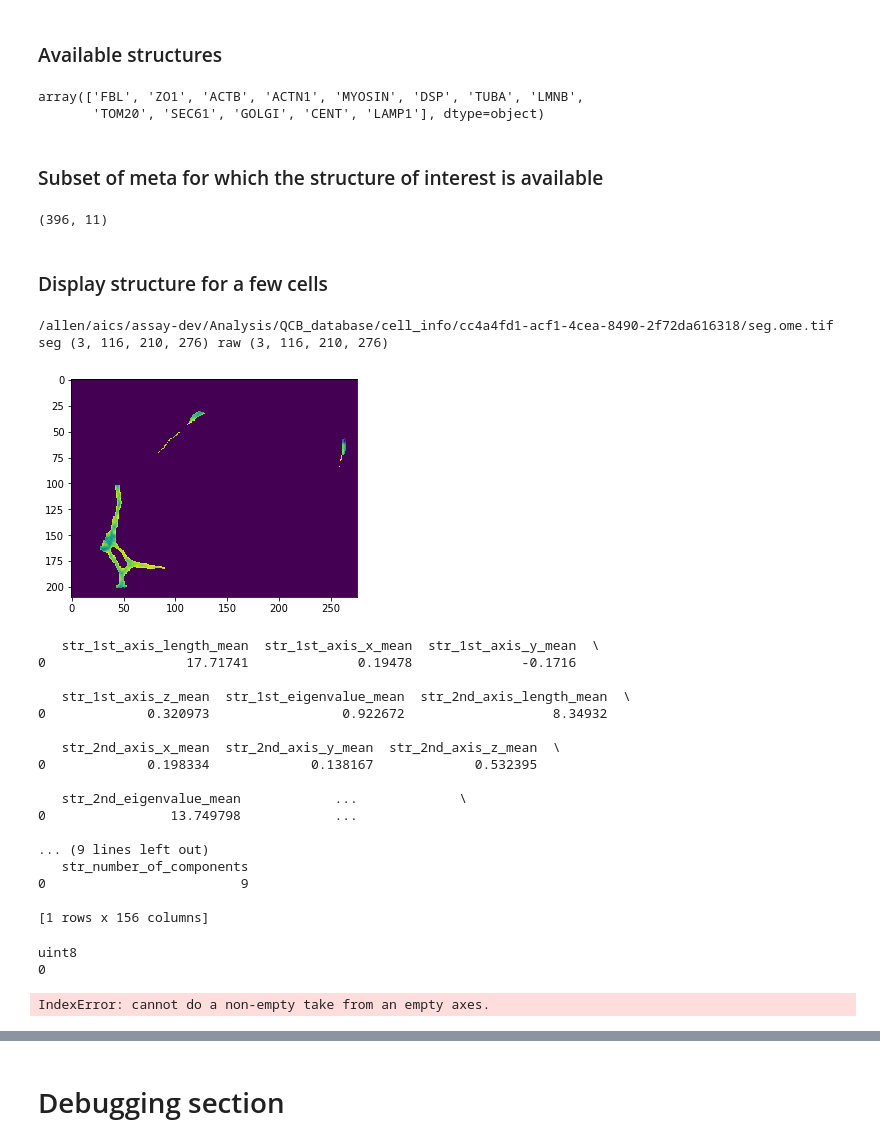
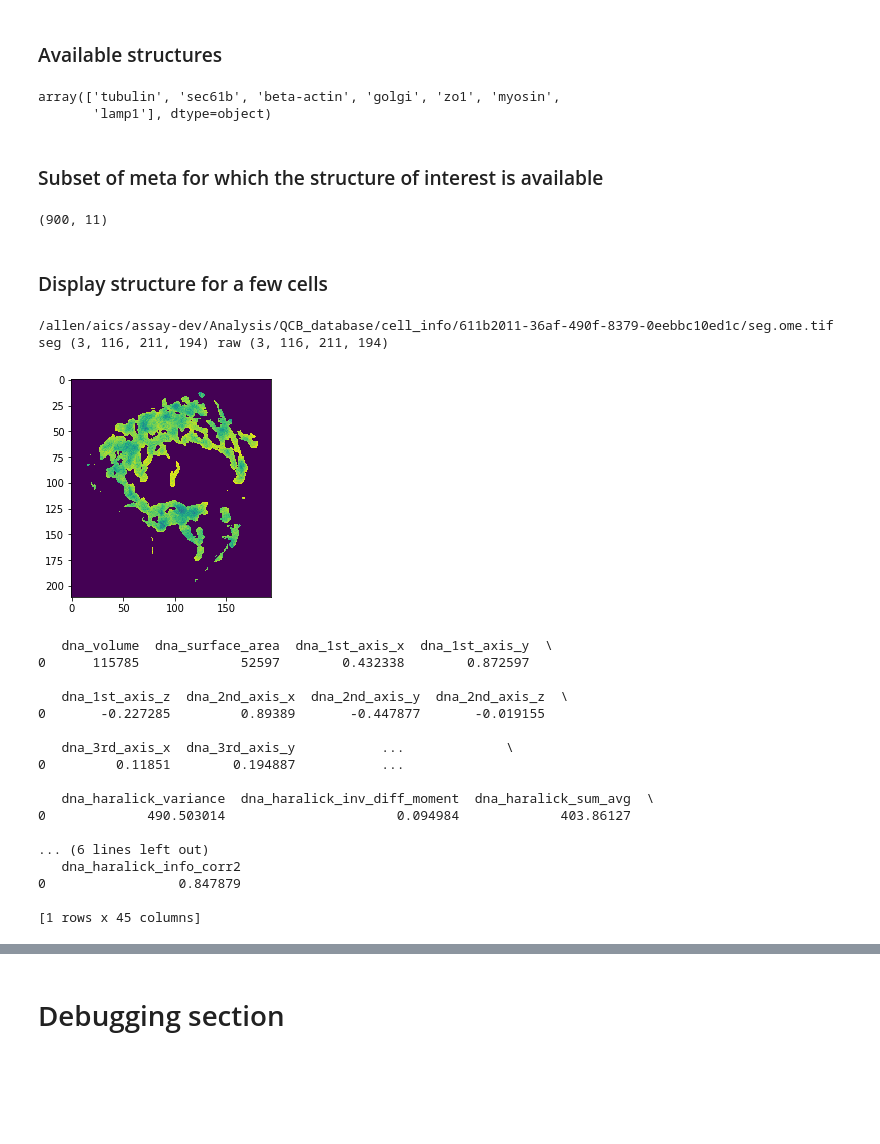
Before and after one commit to AllenInstitute/qcb-analysis, a Jupyter notebook: data-scripts/misc/inspect_ds.ipynb, the cells around one changed output, grey strips where cells are left out. Saved outputs shown, nothing was run; the diff lists cells and outputs as text; code cells hidden in the pictures; blank space fills up the shorter version.

```diff
--- a/data-scripts/misc/inspect_ds.ipynb
+++ b/data-scripts/misc/inspect_ds.ipynb
@@ -13,7 +13,7 @@ os.environ["DSDB_PROCESS_LIMIT"] = "16"
 # %% [markdown]
 ### Load metadata
 # %%
-with open('../../data-raw/QCB_cell_meta.pkl', 'rb') as fp:
+with open('../../data-raw/QCB_drug_cell_meta.pkl', 'rb') as fp:
     df_meta = pickle.load(fp)
 df_meta.shape
 # %% [output]
@@ -29,16 +29,16 @@ Index(['cell_id', 'cell_ver', 'czi_filename', 'idx_in_stack', 'mitosis',
 # %%
 df_meta['structure_name'].unique()
 # %% [output]
-array(['FBL', 'ZO1', 'ACTB', 'ACTN1', 'MYOSIN', 'DSP', 'TUBA', 'LMNB',
-       'TOM20', 'SEC61', 'GOLGI', 'CENT', 'LAMP1'], dtype=object)
+array(['tubulin', 'sec61b', 'beta-actin', 'golgi', 'zo1', 'myosin',
+       'lamp1'], dtype=object)
 # %% [markdown]
 ### Subset of meta for which the structure of interest is available
 # %%
-df_meta_str = df_meta.loc[df_meta.structure_name=='ZO1']
+df_meta_str = df_meta.loc[df_meta.structure_name=='TOM20']
 df_meta_str = df_meta_str.reset_index(drop=True)
 df_meta_str.shape
 # %% [output]
-(396, 11)
+(900, 11)
 # %% [markdown]
 ### Display structure for a few cells
 # %%
@@ -46,36 +46,37 @@ rootf = '/allen/aics/assay-dev/Analysis/QCB_database/cell_info'
 # %%
 cids = np.random.randint(df_meta_str.shape[0], size=1)
 cids = [0]
 for cid in cids:
     seg_path = os.path.join(rootf,df_meta_str.cell_id[cid],'seg.ome.tif')
     raw_path = os.path.join(rootf,df_meta_str.cell_id[cid],'raw.ome.tif')
     print(seg_path)
     SEG = skio.imread(seg_path)
     RAW = skio.imread(raw_path)
     print('seg',SEG.shape,'raw',RAW.shape)
     plt.imshow(np.max(RAW[2,:,:,:],axis=0)*np.max(SEG[2,:,:,:],axis=0)) # channels: 0-dna, 1-mem
     plt.show()
 
-df = structure.get_features(img=RAW[2,:,:,:]*SEG[2,:,:,:], extra_features=["network"])
+#df = structure.get_features(img=RAW[2,:,:,:]*SEG[2,:,:,:], extra_features=["intensity","network"])
+df = dna.get_features(img=RAW[2,:,:,:]*SEG[2,:,:,:])
 print(df.head())
 # %% [output]
-/allen/aics/assay-dev/Analysis/QCB_database/cell_info/cc4a4fd1-acf1-4cea-8490-2f72da616318/seg.ome.tif
-seg (3, 116, 210, 276) raw (3, 116, 210, 276)
+/allen/aics/assay-dev/Analysis/QCB_database/cell_info/611b2011-36af-490f-8379-0eebbc10ed1c/seg.ome.tif
+seg (3, 116, 211, 194) raw (3, 116, 211, 194)
-[figure, old version]
+[figure, new version]
-   str_1st_axis_length_mean  str_1st_axis_x_mean  str_1st_axis_y_mean  \
-0                  17.71741              0.19478              -0.1716
+   dna_volume  dna_surface_area  dna_1st_axis_x  dna_1st_axis_y  \
+0      115785             52597        0.432338        0.872597
 
-   str_1st_axis_z_mean  str_1st_eigenvalue_mean  str_2nd_axis_length_mean  \
-0             0.320973                 0.922672                   8.34932
+   dna_1st_axis_z  dna_2nd_axis_x  dna_2nd_axis_y  dna_2nd_axis_z  \
+0       -0.227285         0.89389       -0.447877       -0.019155
 
-   str_2nd_axis_x_mean  str_2nd_axis_y_mean  str_2nd_axis_z_mean  \
-0             0.198334             0.138167             0.532395
+   dna_3rd_axis_x  dna_3rd_axis_y           ...             \
+0         0.11851        0.194887           ...
 
-   str_2nd_eigenvalue_mean            ...             \
-0                13.749798            ...
+   dna_haralick_variance  dna_haralick_inv_diff_moment  dna_haralick_sum_avg  \
+0             490.503014                      0.094984             403.86127
 
-... (9 lines left out)
-   str_number_of_components
-0                         9
+... (6 lines left out)
+   dna_haralick_info_corr2
+0                 0.847879
 
-[1 rows x 156 columns]
+[1 rows x 45 columns]
@@ -89,10 +92,6 @@ print(qtl)
 img_enhanced = img_enhanced.clip(0,qtl)
 img_enhanced = ((255./qtl)*img_enhanced).astype(np.uint8)
 plt.imshow(img_enhanced.max(axis=0))
-# %% [output]
-uint8
-0
-IndexError: cannot do a non-empty take from an empty axes.
 # %%
 from skimage.measure import label, regionprops
 regions = label(img_original>0)
```
Also changed, not shown: parts of 27 cells of this notebook, 13 other files.
